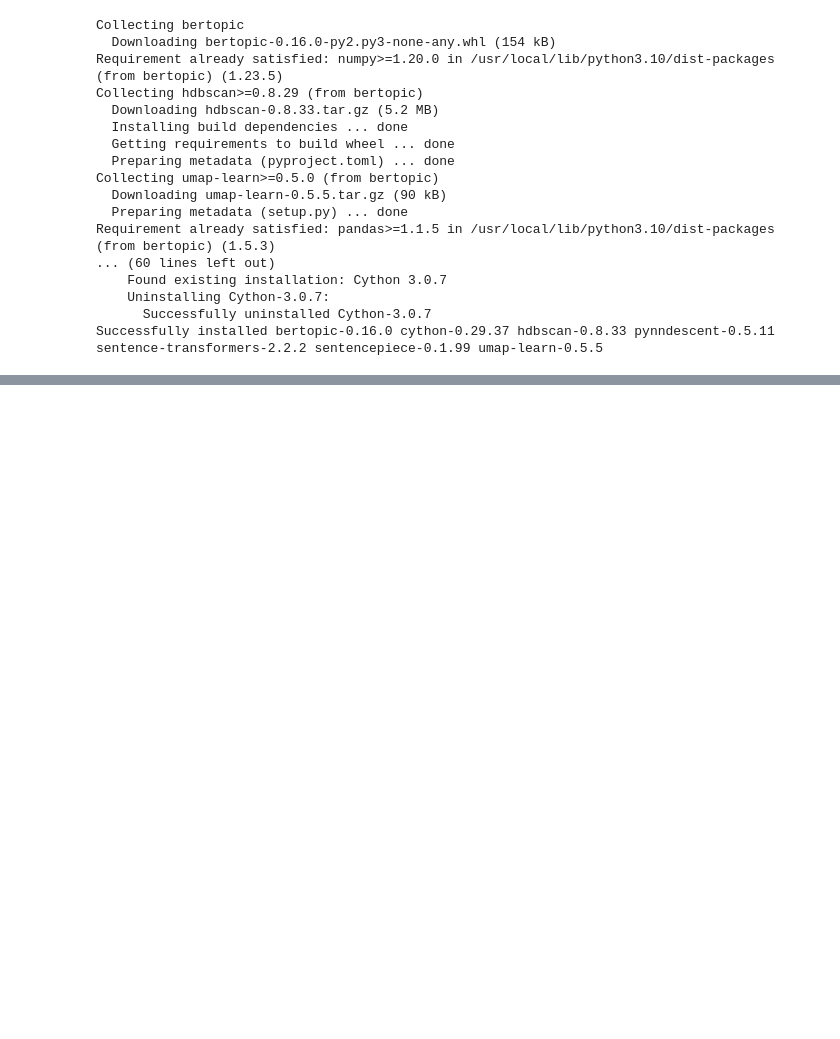
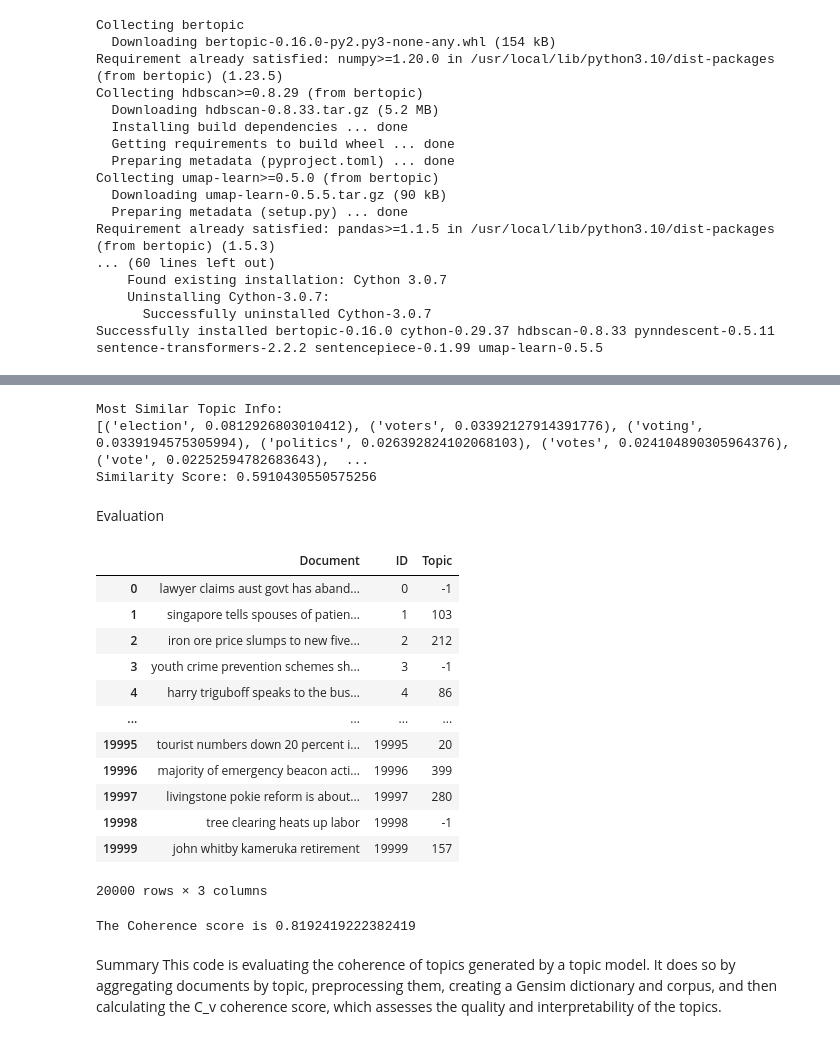
Before and after one commit to remz05/bertopic, a Jupyter notebook: BERT.ipynb, the cells around one changed output, grey strips where cells are left out. Saved outputs shown, nothing was run; the diff lists cells and outputs as text; code cells hidden in the pictures; blank space fills up the shorter version.

```diff
--- a/BERT.ipynb
+++ b/BERT.ipynb
@@ -91,3 +74,8 @@ Requirement already satisfied: pandas>=1.1.5 in /usr/local/lib/python3.10/dist-p
     Uninstalling Cython-3.0.7:
       Successfully uninstalled Cython-3.0.7
 Successfully installed bertopic-0.16.0 cython-0.29.37 hdbscan-0.8.33 pynndescent-0.5.11 sentence-transformers-2.2.2 sentencepiece-0.1.99 umap-learn-0.5.5
+# %%
+%%time
+from bertopic import BERTopic
+model = BERTopic(verbose=True,embedding_model='paraphrase-MiniLM-L3-v2', min_topic_size= 7)
+headline_topics, _ = model.fit_transform(data.headline_text)
@@ -93,0 +135,71 @@ Successfully installed bertopic-0.16.0 cython-0.29.37 hdbscan-0.8.33 pynndescent
+# %%
+#Searching topics similar to the input
+similar_topics, similarity = model.find_topics("politics", top_n = 3)
+#display the most similar topic to the word
+most_similar = similar_topics[0]
+print("Most Similar Topic Info: \n{}".format(model.get_topic(most_similar)))
+print("Similarity Score: {}".format(similarity[0]))
+# %% [output]
+Most Similar Topic Info:
+[('election', 0.0812926803010412), ('voters', 0.03392127914391776), ('voting', 0.0339194575305994), ('politics', 0.026392824102068103), ('votes', 0.024104890305964376), ('vote', 0.02252594782683643),  ...
+Similarity Score: 0.5910430550575256
+# %% [markdown]
+Evaluation
+# %%
+#Createa data frame with a new column of topic number
+documents = pd.DataFrame({"Document": data.headline_text,
+                          "ID": range(len(data.headline_text)),
+                          "Topic": headline_topics})
+# %%
+documents
+# %% [output]
+|  | Document | ID | Topic |
+| 0 | lawyer claims aust govt has aband... | 0 | -1 |
+| 1 | singapore tells spouses of patien... | 1 | 103 |
+| 2 | iron ore price slumps to new five... | 2 | 212 |
+| 3 | youth crime prevention schemes sh... | 3 | -1 |
+| 4 | harry triguboff speaks to the bus... | 4 | 86 |
+| ... | ... | ... | ... |
+| 19995 | tourist numbers down 20 percent i... | 19995 | 20 |
+| 19996 | majority of emergency beacon acti... | 19996 | 399 |
+| 19997 | livingstone pokie reform is about... | 19997 | 280 |
+| 19998 | tree clearing heats up labor | 19998 | -1 |
+| 19999 | john whitby kameruka retirement | 19999 | 157 |
+20000 rows × 3 columns
+# %%
+#Aggregate Documents by Topic:
+documents_per_topic = documents.groupby(['Topic'], as_index=False).agg({'Document': ' '.join})
+
+#preprocessed the aggregated data using the _preprocess_text method from topic_model.
+cleaned_docs = model._preprocess_text(documents_per_topic.Document.values)
+
+#Retrieves the vectorizer used in the topic model and constructs an analyzer function from it.
+vectorizer = model.vectorizer_model
+analyzer = vectorizer.build_analyzer()
+
+#Extract Features for Topic Coherence Evaluation:
+words = vectorizer.get_feature_names_out()
+tokens = [analyzer(doc) for doc in cleaned_docs]
+
+#Create Dictionary and Corpus for Gensim:
+dictionary = corpora.Dictionary(tokens)
+corpus = [dictionary.doc2bow(token) for token in tokens]
+
+#extract the top words that represent the topic, as determined by the topic model
+topic_words = [[words for words, _ in model.get_topic(topic)]
+               for topic in range(len(set(headline_topics))-1)]
+
+#Evaluate Topic Coherence:
+coherence_model = CoherenceModel(topics=topic_words,
+                                 texts=tokens,
+                                 corpus=corpus,
+                                 dictionary=dictionary,
+                                 coherence='c_v')
+coherence = coherence_model.get_coherence()
+
+print("The Coherence score is {}".format(coherence))
+# %% [output]
+The Coherence score is 0.8192419222382419
+# %% [markdown]
+Summary
+This code is evaluating the coherence of topics generated by a topic model. It does so by aggregating documents by topic, preprocessing them, creating a Gensim dictionary and corpus, and then calculating the C_v coherence score, which assesses the quality and interpretability of the topics.
```
Also changed, not shown: parts of 20 cells of this notebook.
